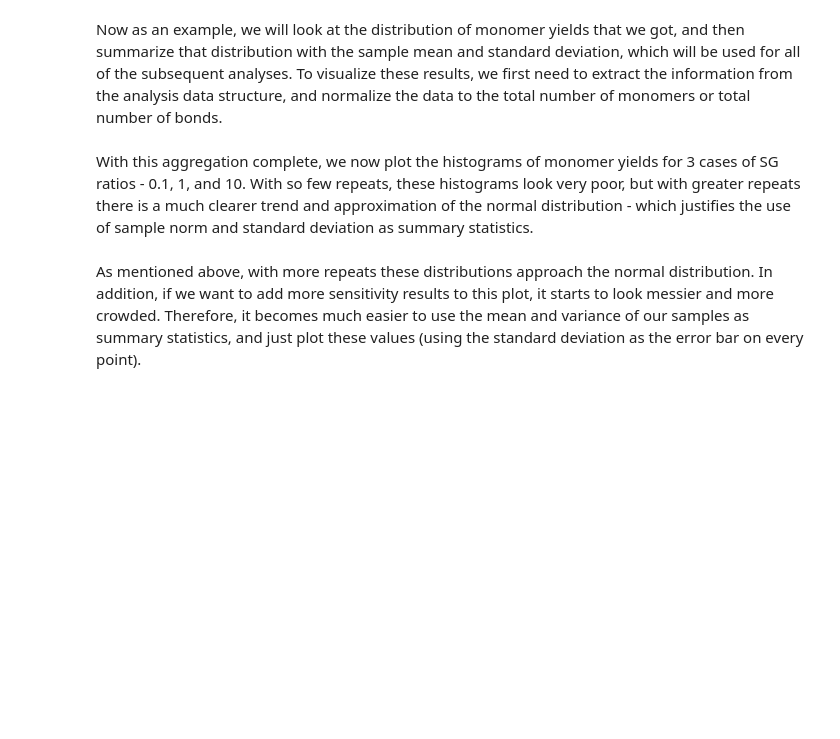
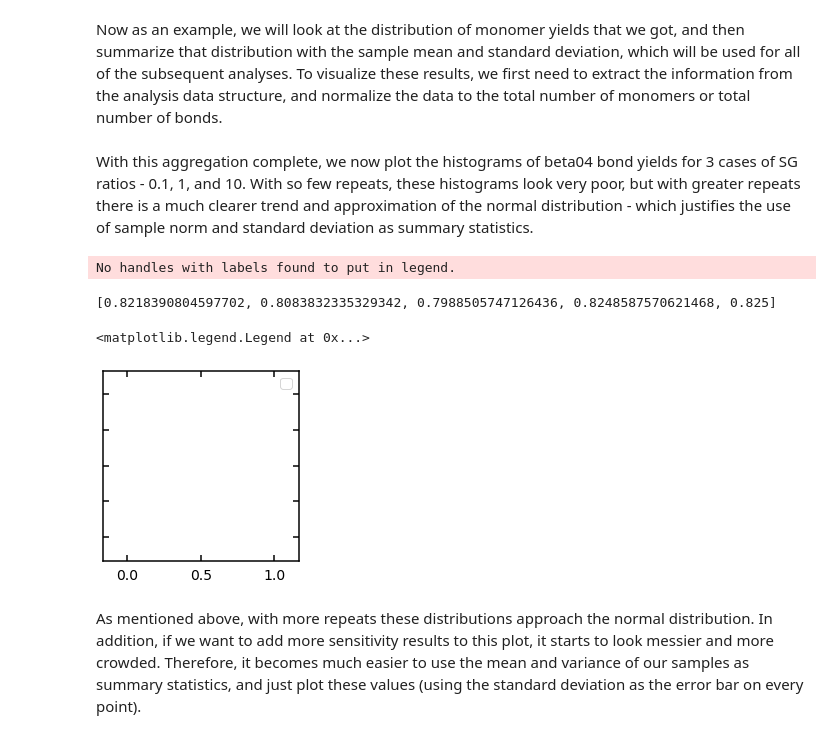
Before and after one commit to michaelorella/lignin-kmc, a Jupyter notebook: LigninPolymerizationNotebook.ipynb, the cells around one changed output. Cells and saved outputs as stored; diff of their text form; code cells hidden in the pictures; blank space fills up the shorter version.

```diff
--- a/LigninPolymerizationNotebook.ipynb
+++ b/LigninPolymerizationNotebook.ipynb
@@ -260,28 +262,29 @@ The meat of the results and discussion for our paper lay in the predictions of h
 The first analysis performed is the dependence of monomer yields and bond contents on SG ratio, where we selected multiple SG ratios between 0.1 and 10 and ran the simulations for these scenarios.
 # %%
 sg_opts = [0.1, 0.2, 0.25, 0.33, 0.5, 1, 2, 3, 4, 5, 10]
+num_repeats = 5
 
 fun = par.delayed(run_kmc)
-saved_results = []
+sg_result_list = []
 
 for sg_ratio in sg_opts:
-    #Set the percentage of S
+    # Set the percentage of S
     pct_s = sg_ratio / (1 + sg_ratio)
 
-    #Make choices about what kinds of monomers there are and create them
+    # Make choices about what kinds of monomers there are and create them
     num_monos = 200
     monomer_draw = np.random.rand(num_monos)
     initial_monomers = create_initial_monomers(pct_s, num_monos, monomer_draw)
 
-    #Initialize the monomers, events, and state
+    # Initialize the monomers, events, and state
     initial_events = create_initial_events(monomer_draw, num_monos, pct_s, rxn_rates)
     initial_state = create_initial_state(initial_events, initial_monomers, num_monos)
 
     results = par.Parallel(n_jobs = 4)([fun(n_max=num_monos, t_final=1, rates=rxn_rates,
                                             initial_state=initial_state, initial_events=initial_events)
-                                        for _ in range(5)])
+                                        for _ in range(num_repeats)])
 
-    saved_results.append(results)
+    sg_result_list.append(results)
     print('Completed sensitivity iteration for S to G ratio: {:.2f}'.format(sg_ratio))
 
 
@@ -379,16 +376,24 @@ av_55Content = [np.mean(hist) for hist in fivefiveContent]; std_55Content = [np.
 # %% [markdown]
-With this aggregation complete, we now plot the histograms of monomer yields for 3 cases of SG ratios - 0.1, 1, and 10. With so few repeats, these histograms look very poor, but with greater repeats there is a much clearer trend and approximation of the normal distribution - which justifies the use of sample norm and standard deviation as summary statistics.
+With this aggregation complete, we now plot the histograms of beta04 bond yields for 3 cases of SG ratios - 0.1, 1, and 10. With so few repeats, these histograms look very poor, but with greater repeats there is a much clearer trend and approximation of the normal distribution - which justifies the use of sample norm and standard deviation as summary statistics.
 # %%
-plt.figure(figsize=(3.5,3.5))
-plt.hist(monomerYields[0],bins=np.linspace(0,0.2,21),density=1,facecolor='black',alpha=0.5,edgecolor='black',label='S/G=0.1')
-plt.hist(monomerYields[5],bins=np.linspace(0,0.2,21),density=1,facecolor='red',alpha=0.5,edgecolor='black',label='S/G=1')
-plt.hist(monomerYields[10],bins=np.linspace(0,0.2,21),density=1,facecolor='blue',alpha=0.5,edgecolor='black',label='S/G=10')
-[plt.gca().spines[i].set_linewidth(1.5) for i in ['top','right','bottom','left']]
-plt.gca().tick_params(axis = 'both',which = 'major', labelsize = 14, direction = 'in', pad = 8, top = True, right = True, width = 1.5,length=6)
-plt.xlim([0.0,0.2])
-plt.gca().set_yticklabels(['']*len(plt.gca().get_yticklabels()))
-plt.xlabel('Monomer Yield [-]',fontsize=14)
-plt.legend(fontsize=14,loc='best');
+plt.figure(figsize=(3.5, 3.5))
+print(max(betaO4_bonds[0], betaO4_bonds[5], betaO4_bonds[10]))
+
+
+plt.hist(betaO4_bonds[0], bins=np.linspace(0,0.05,1), density=1, facecolor='black', alpha=0.5, edgecolor='black', label='S/G=0.1')
+plt.hist(betaO4_bonds[5], bins=np.linspace(0,0.05,1), density=1, facecolor='red', alpha=0.5, edgecolor='black', label='S/G=1')
+plt.hist(betaO4_bonds[10], bins=np.linspace(0,0.05,1), density=1, facecolor='blue', alpha=0.5, edgecolor='black', label='S/G=10')
+[plt.gca().spines[i].set_linewidth(1.5) for i in ['top', 'right', 'bottom', 'left']]
+plt.gca().tick_params(axis='both', which='major', labelsize=14, direction='in', pad=8, top=True, right=True, width=1.5, length=6)
+# plt.xlim([0.0, 1.0])
+plt.gca().set_yticklabels([''] * len(plt.gca().get_yticklabels()))
+# plt.xlabel('Monomer Yield [-]', fontsize=14)
+plt.legend(fontsize=14, loc='best')
+# %% [output]
+No handles with labels found to put in legend.
+[0.8218390804597702, 0.8083832335329342, 0.7988505747126436, 0.8248587570621468, 0.825]
+<matplotlib.legend.Legend at 0x...>
+[figure, added]
 # %% [markdown]
 As mentioned above, with more repeats these distributions approach the normal distribution. In addition, if we want to add more sensitivity results to this plot, it starts to look messier and more crowded. Therefore, it becomes much easier to use the mean and variance of our samples as summary statistics, and just plot these values (using the standard deviation as the error bar on every point).
 # %%
```
Also changed, not shown: parts of 10 cells of this notebook, 7 other files.
